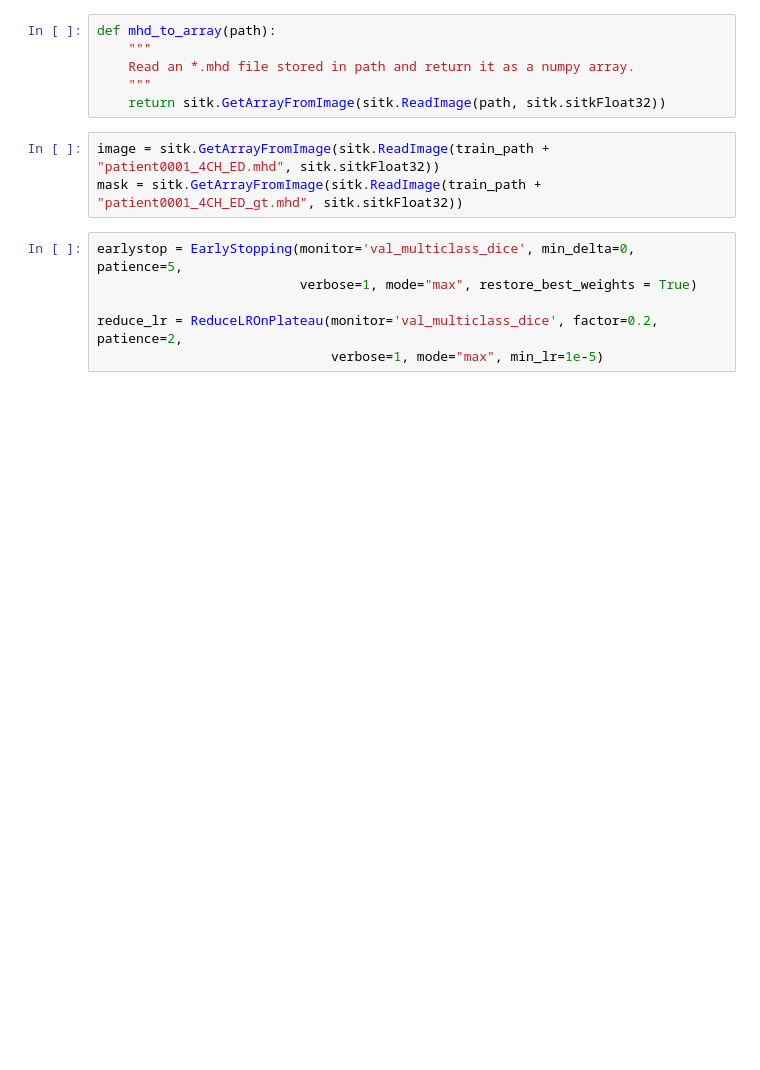
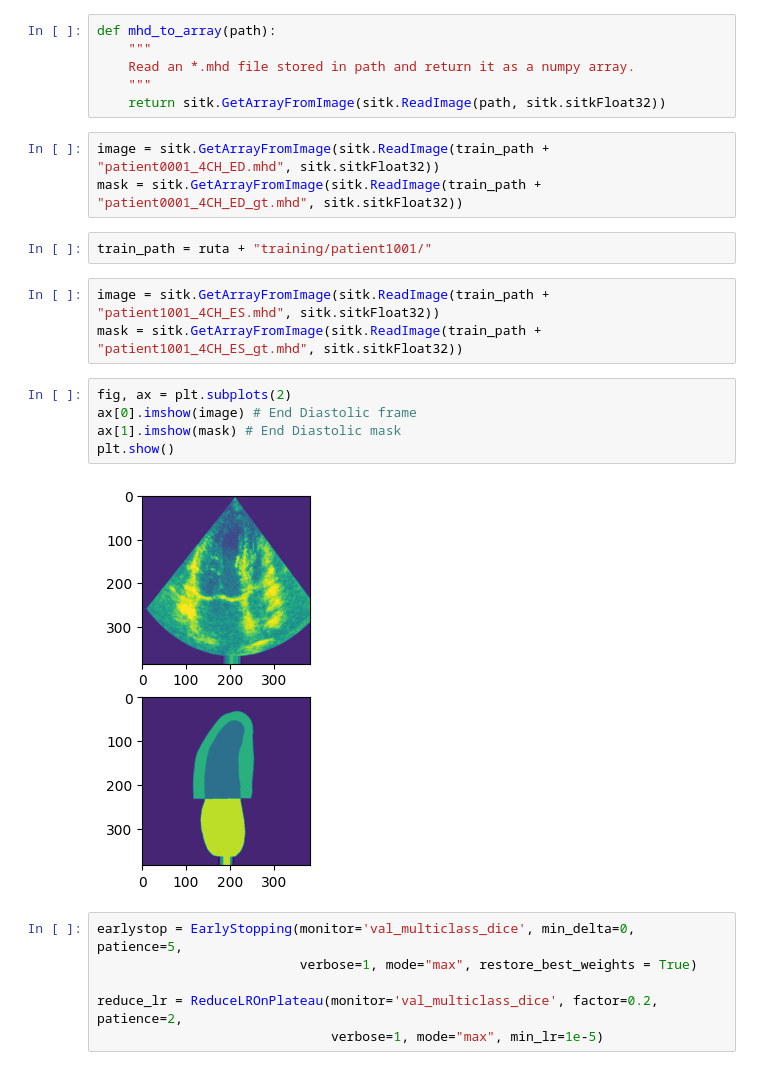
Before and after one commit to Itziar23/prueba, a Jupyter notebook: ACNN.ipynb, the cells around one changed output. Saved outputs shown, nothing was run; the diff lists cells and outputs as text; blank space fills up the shorter version.

```diff
--- a/ACNN.ipynb
+++ b/ACNN.ipynb
@@ -69,6 +76,18 @@ def mhd_to_array(path):
 # %%
 image = sitk.GetArrayFromImage(sitk.ReadImage(train_path + "patient0001_4CH_ED.mhd", sitk.sitkFloat32))
 mask = sitk.GetArrayFromImage(sitk.ReadImage(train_path + "patient0001_4CH_ED_gt.mhd", sitk.sitkFloat32))
+# %%
+train_path = ruta + "training/patient1001/"
+# %%
+image = sitk.GetArrayFromImage(sitk.ReadImage(train_path + "patient1001_4CH_ES.mhd", sitk.sitkFloat32))
+mask = sitk.GetArrayFromImage(sitk.ReadImage(train_path + "patient1001_4CH_ES_gt.mhd", sitk.sitkFloat32))
+# %%
+fig, ax = plt.subplots(2)
+ax[0].imshow(image) # End Diastolic frame
+ax[1].imshow(mask) # End Diastolic mask
+plt.show()
+# %% [output]
+[figure, added]
 # %%
 earlystop = EarlyStopping(monitor='val_multiclass_dice', min_delta=0, patience=5,
                           verbose=1, mode="max", restore_best_weights = True)
```
Also changed, not shown: parts of 27 cells of this notebook.
